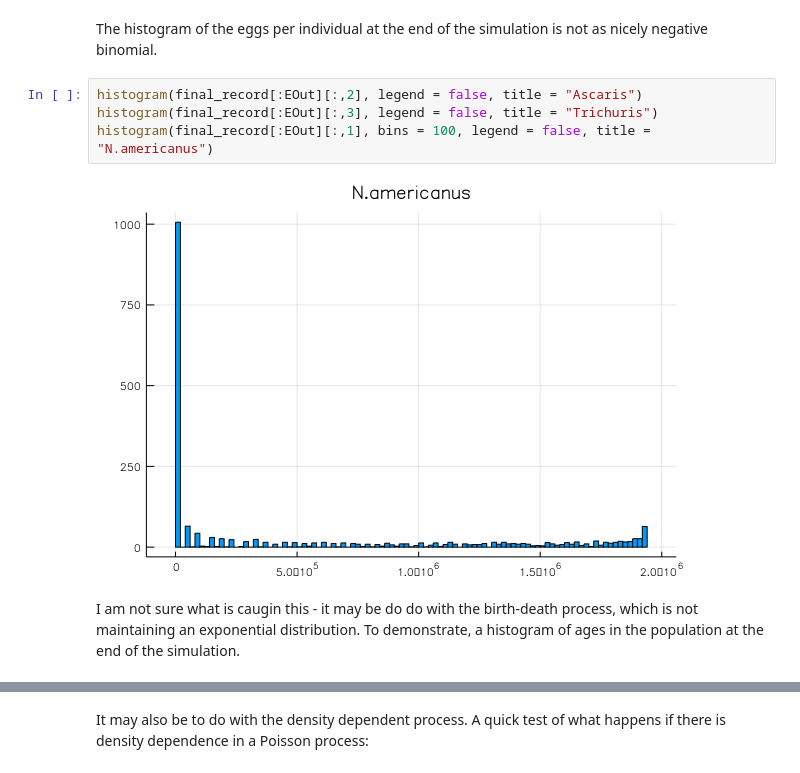
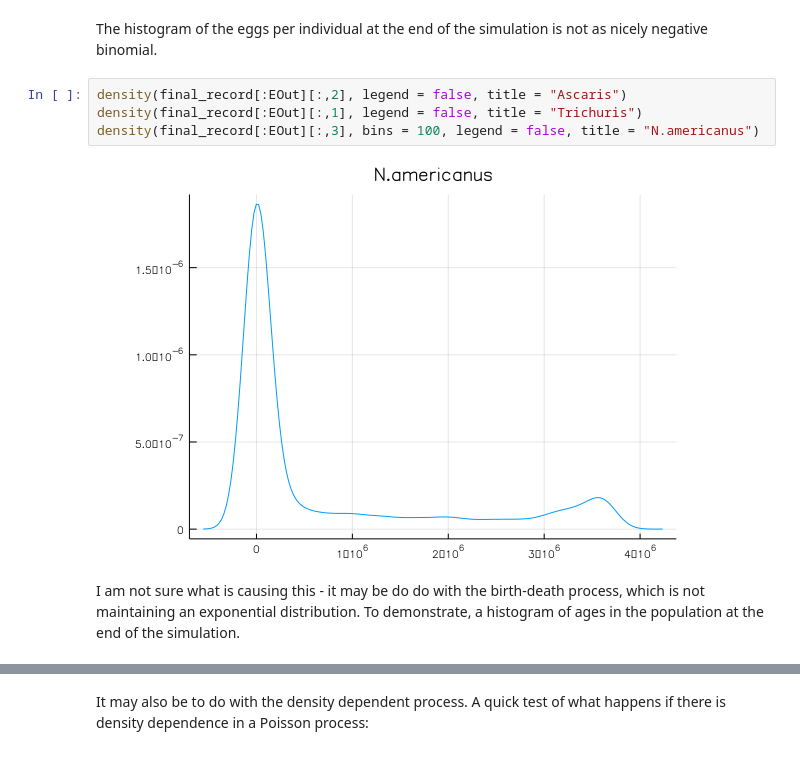
Before and after one commit to hannahlepper/sth_coinf_model, a Jupyter notebook: coinf_model.ipynb, the cells around one changed output, grey strips where cells are left out. Cells and saved outputs as stored; diff of their text form.

```diff
--- a/coinf_model.ipynb
+++ b/coinf_model.ipynb
@@ -396,13 +400,13 @@ histogram(final_record[:AW][:,3], legend = false, title = "Trichuris")
 # %% [markdown]
 The histogram of the eggs per individual at the end of the simulation is not as nicely negative binomial.
 # %%
-histogram(final_record[:EOut][:,2], legend = false, title = "Ascaris")
-histogram(final_record[:EOut][:,3], legend = false, title = "Trichuris")
-histogram(final_record[:EOut][:,1], bins = 100, legend = false, title = "N.americanus")
+density(final_record[:EOut][:,2], legend = false, title = "Ascaris")
+density(final_record[:EOut][:,1], legend = false, title = "Trichuris")
+density(final_record[:EOut][:,3], bins = 100, legend = false, title = "N.americanus")
 # %% [output]
-[figure, old version]
+[figure, new version]
 # %% [markdown]
-I am not sure what is caugin this -
+I am not sure what is causing this -
 it may be do do with the birth-death process, which is not maintaining an exponential distribution.
 To demonstrate, a histogram of ages in the population at the end of the simulation.
 # %%
```
Also changed, not shown: parts of 15 cells of this notebook.
